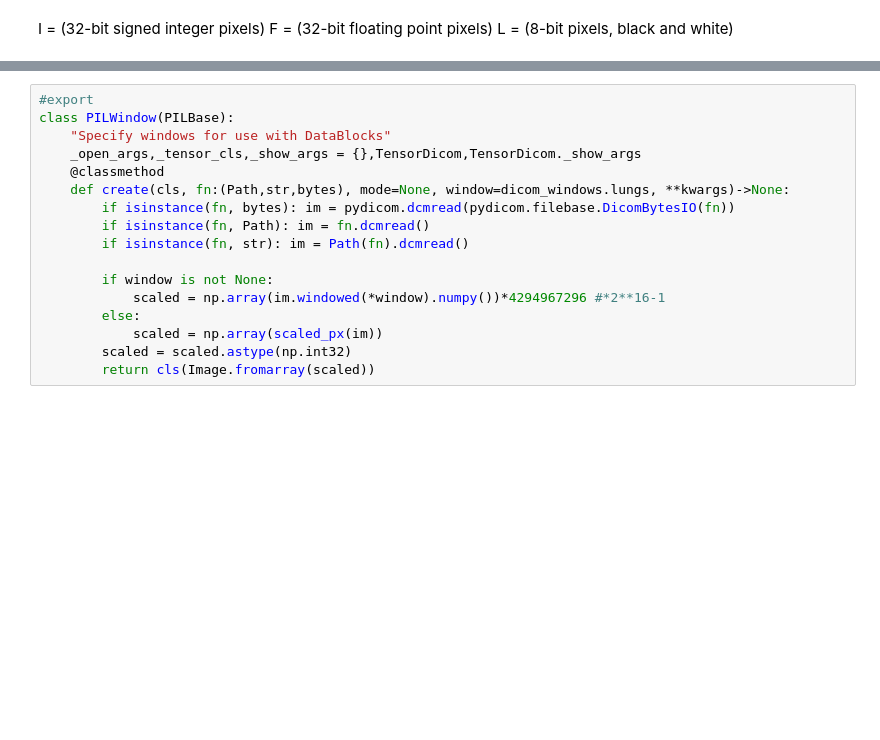
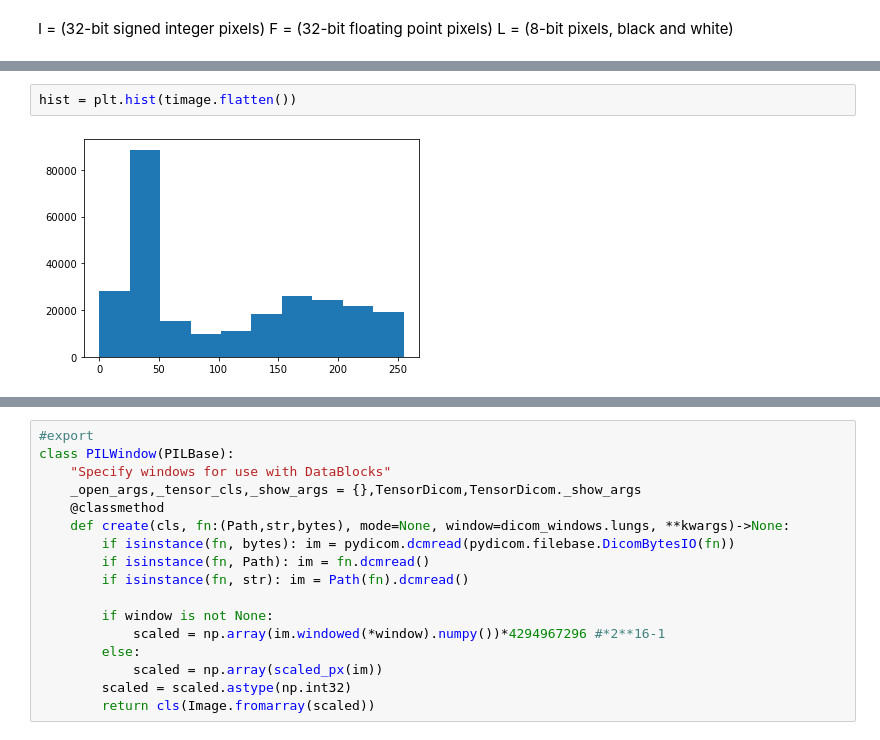
Before and after one commit to asvcode/fmi, a Jupyter notebook: nbs/04_pipeline.ipynb, the cells around one changed output, grey strips where cells are left out. Cells and saved outputs as stored; diff of their text form; blank space fills up the shorter version.

```diff
--- a/nbs/04_pipeline.ipynb
+++ b/nbs/04_pipeline.ipynb
@@ -44,0 +69,4 @@ L = (8-bit pixels, black and white)
+# %%
+hist = plt.hist(timage.flatten())
+# %% [output]
+[figure, added]
```
Also changed, not shown: parts of 15 cells of this notebook, 2 other files.
